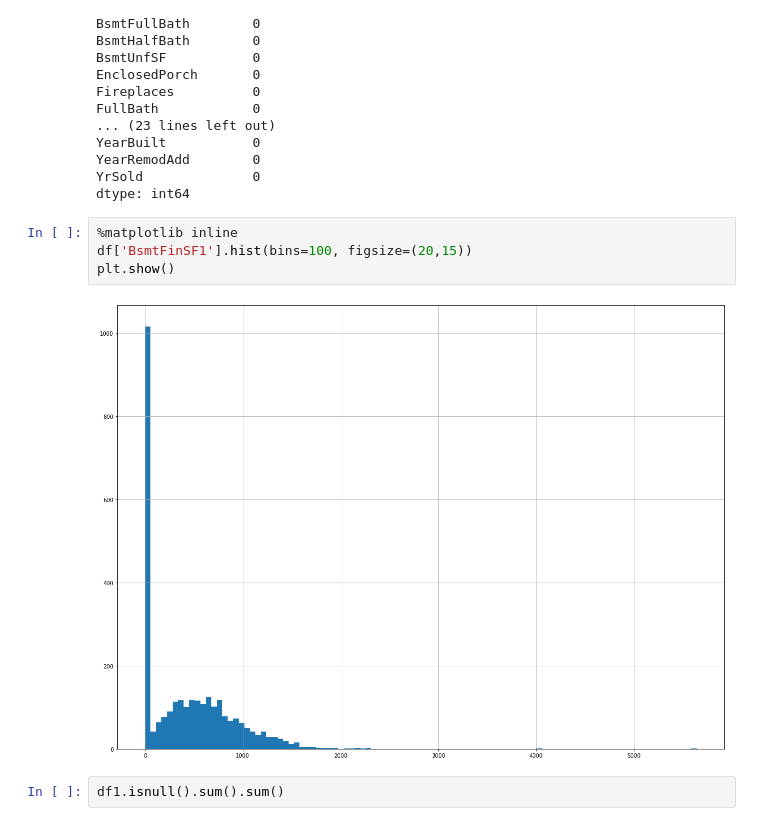
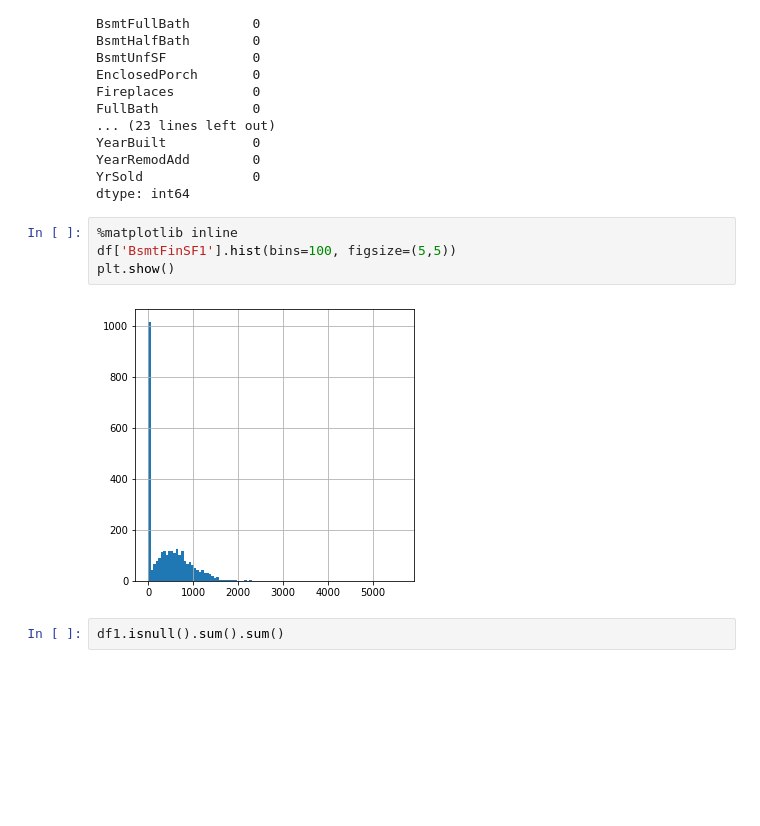
Before and after one commit to miamedra2/House-Prices, a Jupyter notebook: HackDay2.ipynb, the cells around one changed output. Saved outputs shown, nothing was run; the diff lists cells and outputs as text; blank space fills up the shorter version.

```diff
--- a/HackDay2.ipynb
+++ b/HackDay2.ipynb
@@ -283,10 +292,10 @@ YrSold              0
 dtype: int64
 # %%
 %matplotlib inline
-df['BsmtFinSF1'].hist(bins=100, figsize=(20,15))
+df['BsmtFinSF1'].hist(bins=100, figsize=(5,5))
 plt.show()
 # %% [output]
-[figure, old version]
+[figure, new version]
 # %%
 df1.isnull().sum().sum()
 # %% [output]
```
Also changed, not shown: parts of 29 cells of this notebook, 1 other file.
